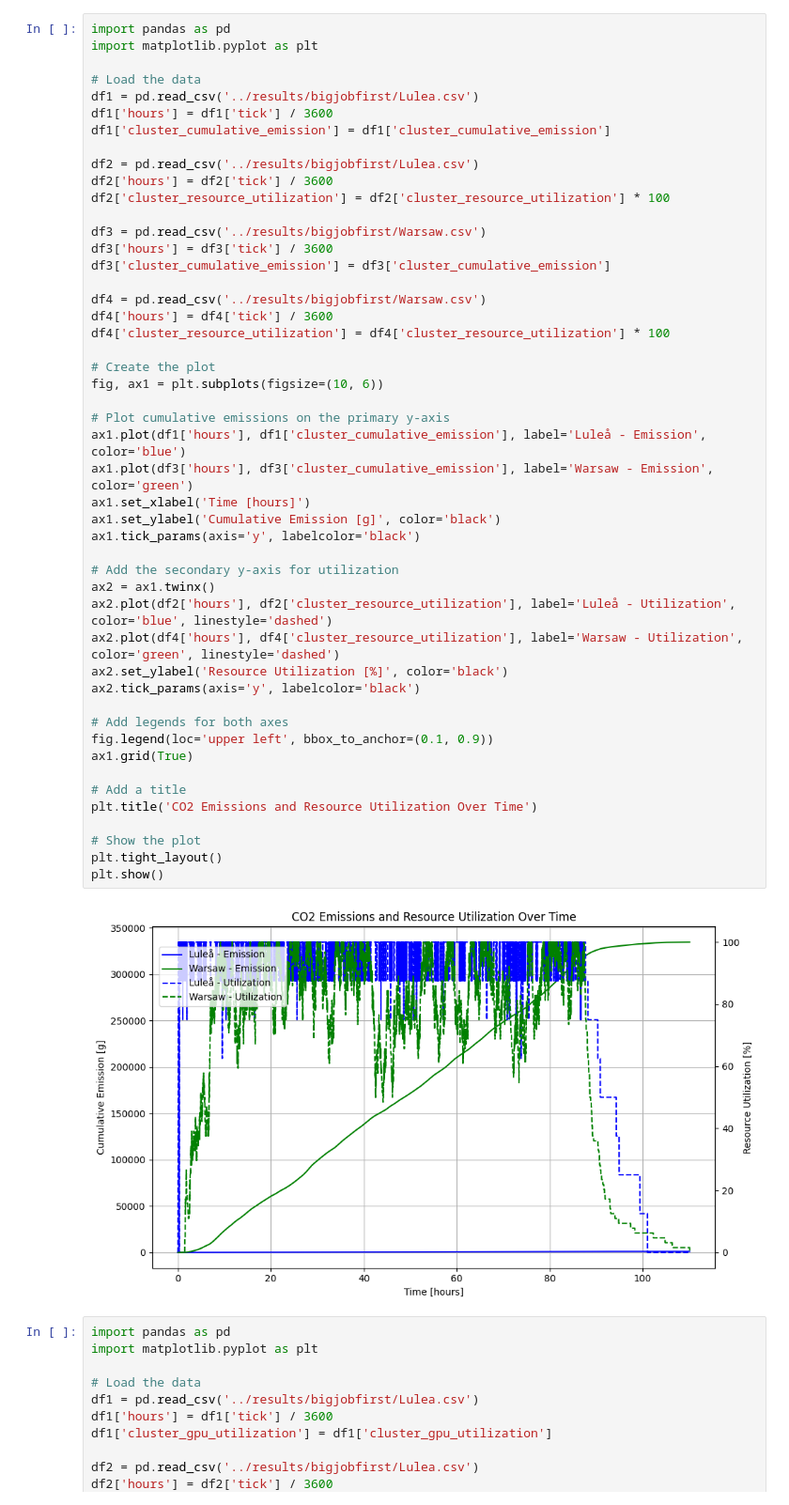
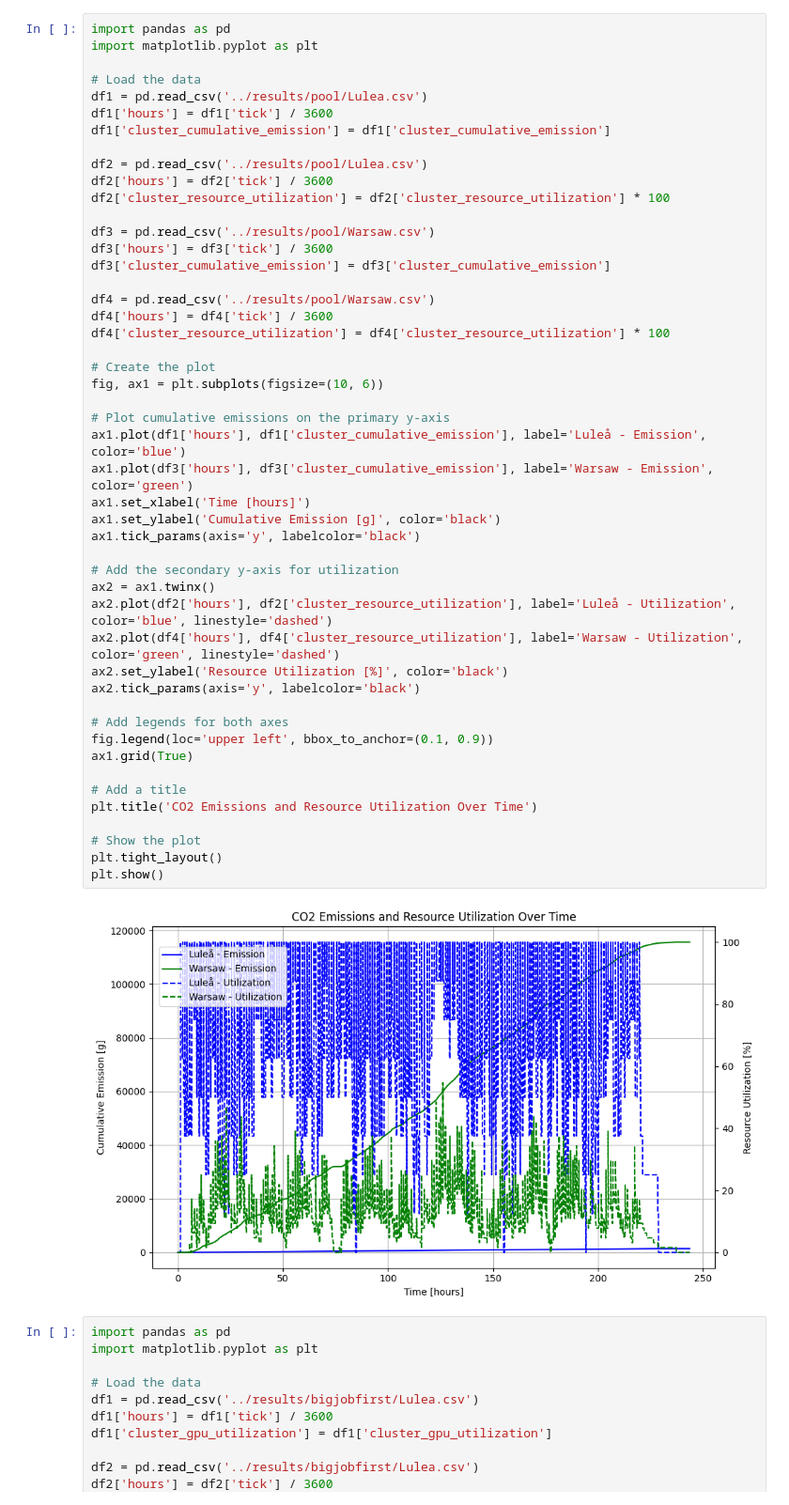
Before and after one commit to johankristianss/carbonsim, a Jupyter notebook: notebooks/EdgeClusterStatsPool.ipynb, the cells around one changed output. Shown at 94% size. Cells and saved outputs as stored; diff of their text form.

```diff
--- a/notebooks/EdgeClusterStatsPool.ipynb
+++ b/notebooks/EdgeClusterStatsPool.ipynb
@@ -3,51 +3,51 @@ import pandas as pd
 import matplotlib.pyplot as plt
 
 # Load the data
-df1 = pd.read_csv('../results/bigjobfirst/Lulea.csv')
+df1 = pd.read_csv('../results/pool/Lulea.csv')
 df1['hours'] = df1['tick'] / 3600
 df1['cluster_cumulative_emission'] = df1['cluster_cumulative_emission']
 
-df2 = pd.read_csv('../results/bigjobfirst/Lulea.csv')
+df2 = pd.read_csv('../results/pool/Lulea.csv')
 df2['hours'] = df2['tick'] / 3600
 df2['cluster_resource_utilization'] = df2['cluster_resource_utilization'] * 100
 
-df3 = pd.read_csv('../results/bigjobfirst/Warsaw.csv')
+df3 = pd.read_csv('../results/pool/Warsaw.csv')
 df3['hours'] = df3['tick'] / 3600
 df3['cluster_cumulative_emission'] = df3['cluster_cumulative_emission']
 
-df4 = pd.read_csv('../results/bigjobfirst/Warsaw.csv')
+df4 = pd.read_csv('../results/pool/Warsaw.csv')
 df4['hours'] = df4['tick'] / 3600
 df4['cluster_resource_utilization'] = df4['cluster_resource_utilization'] * 100
 
 # Create the plot
 fig, ax1 = plt.subplots(figsize=(10, 6))
 
 # Plot cumulative emissions on the primary y-axis
 ax1.plot(df1['hours'], df1['cluster_cumulative_emission'], label='Luleå - Emission', color='blue')
 ax1.plot(df3['hours'], df3['cluster_cumulative_emission'], label='Warsaw - Emission', color='green')
 ax1.set_xlabel('Time [hours]')
 ax1.set_ylabel('Cumulative Emission [g]', color='black')
 ax1.tick_params(axis='y', labelcolor='black')
 
 # Add the secondary y-axis for utilization
 ax2 = ax1.twinx()
 ax2.plot(df2['hours'], df2['cluster_resource_utilization'], label='Luleå - Utilization', color='blue', linestyle='dashed')
 ax2.plot(df4['hours'], df4['cluster_resource_utilization'], label='Warsaw - Utilization', color='green', linestyle='dashed')
 ax2.set_ylabel('Resource Utilization [%]', color='black')
 ax2.tick_params(axis='y', labelcolor='black')
 
 # Add legends for both axes
 fig.legend(loc='upper left', bbox_to_anchor=(0.1, 0.9))
 ax1.grid(True)
 
 # Add a title
 plt.title('CO2 Emissions and Resource Utilization Over Time')
 
 # Show the plot
 plt.tight_layout()
 plt.show()
 # %% [output]
-[figure, old version]
+[figure, new version]
 # %%
 import pandas as pd
 import matplotlib.pyplot as plt
```
Also changed, not shown: 17 other files.
